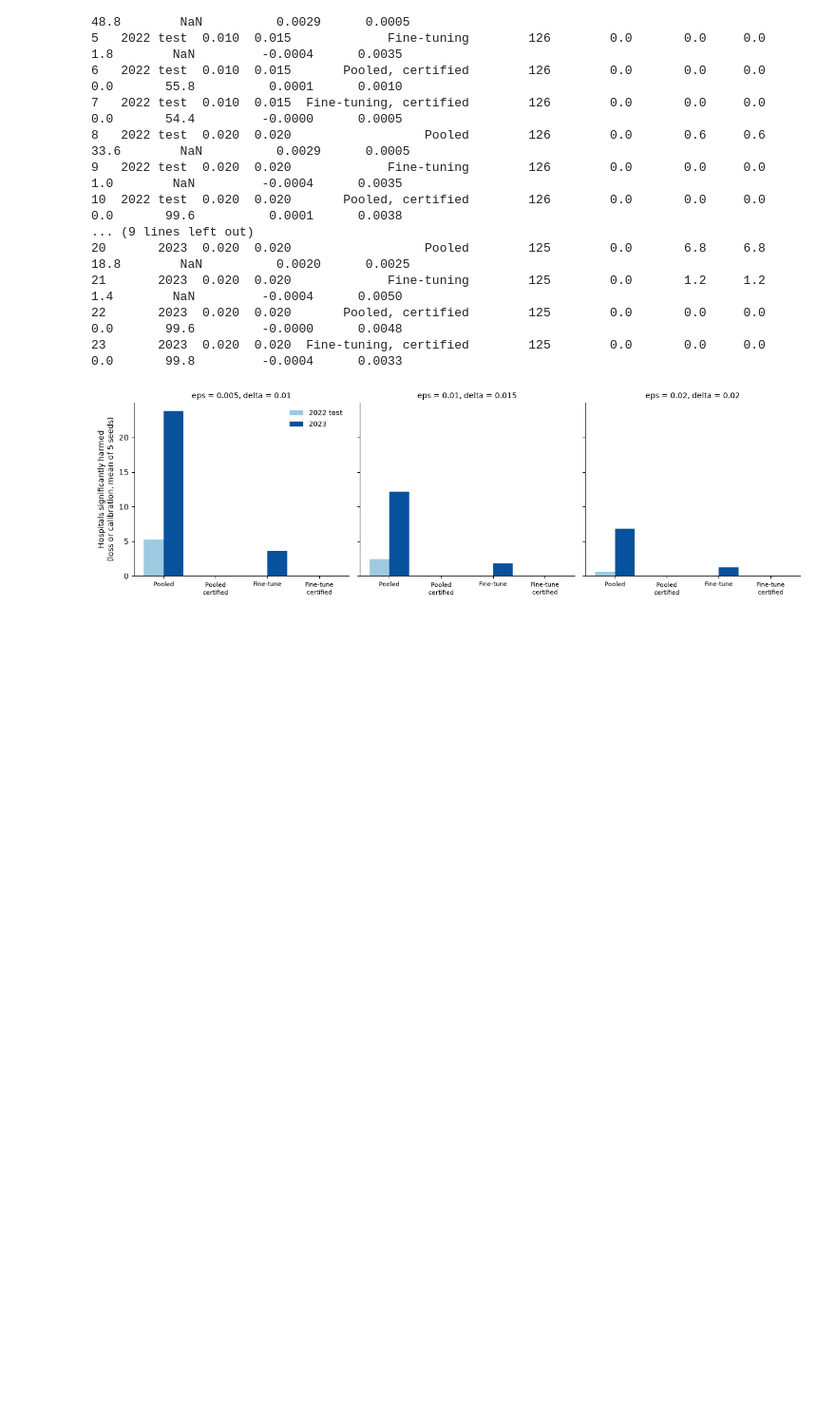
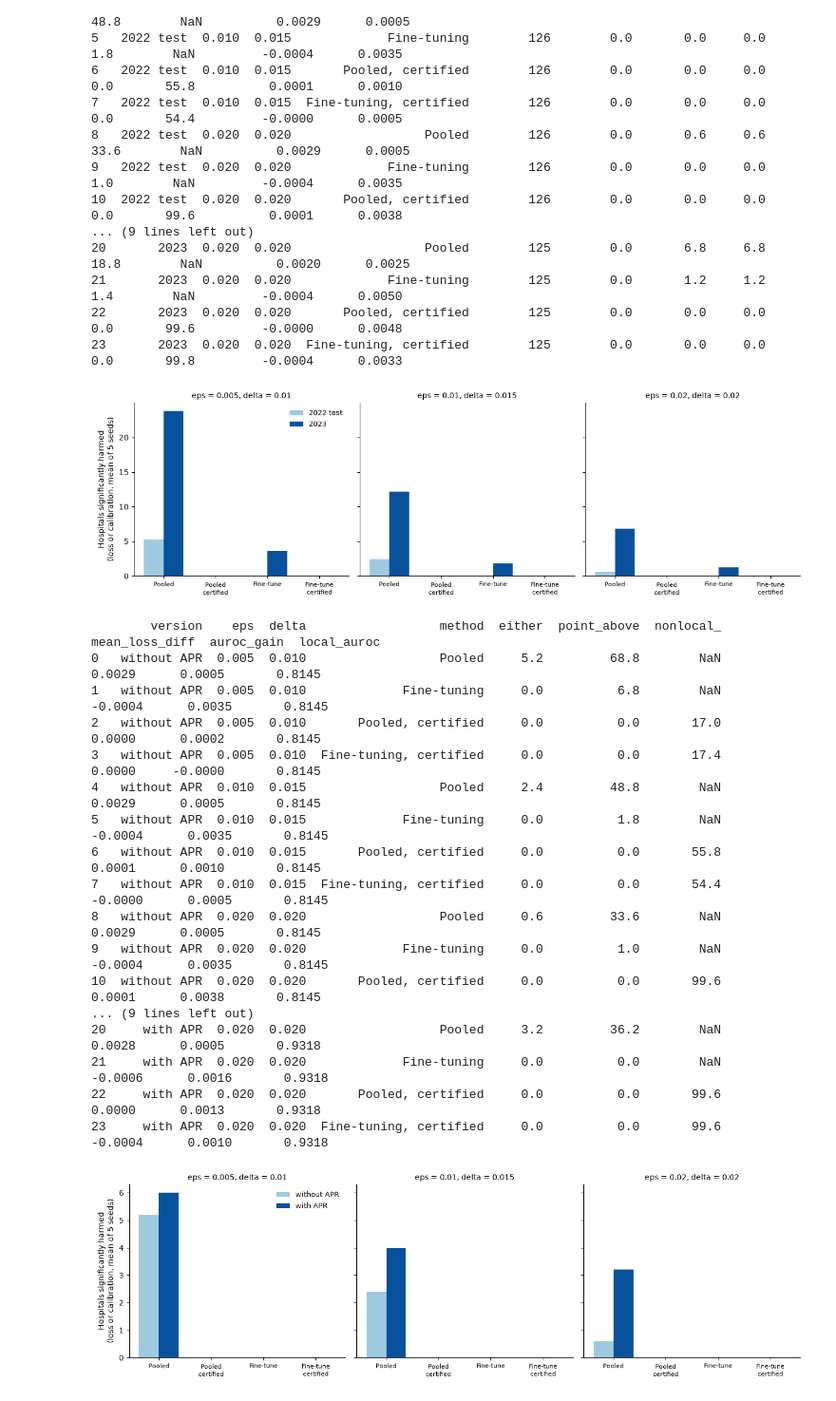
Before and after one commit to DCBhashkar71/noharm-fl, a Jupyter notebook: notebooks/07_additional_checks.ipynb, the cells around one changed output. Shown at 95% size. Drawn from its saved outputs; the diff is of its cells as text; code cells hidden in the pictures; blank space fills up the shorter version.

Commit message:
APR-field sensitivity run: seeds 110-114, table and figure

```diff
--- a/notebooks/07_additional_checks.ipynb
+++ b/notebooks/07_additional_checks.ipynb
@@ -60,3 +60,62 @@ plt.tight_layout(); plt.savefig("../outputs/figures/fig16_temporal.png", dpi=300
 22       2023  0.020  0.020       Pooled, certified        125        0.0       0.0     0.0          0.0       99.6         -0.0000      0.0048
 23       2023  0.020  0.020  Fine-tuning, certified        125        0.0       0.0     0.0          0.0       99.8         -0.0004      0.0033
 [figure]
+# %%
+import numpy as np, pandas as pd, matplotlib.pyplot as plt, os
+from scipy import stats
+from statsmodels.stats.multitest import multipletests
+plt.rcParams.update({"font.size": 10, "axes.spines.top": False, "axes.spines.right": False})
+seeds = [110, 111, 112, 113, 114]; HEAD = [(0.005, 0.01), (0.01, 0.015), (0.02, 0.02)]
+V = {"without APR": {s: pd.read_csv(f"../outputs/tables/cert_full_seed{s}.csv").copy() for s in seeds},
+     "with APR": {s: pd.read_csv(f"../outputs/tables/cert_full_seed{s}_apr.csv").copy() for s in seeds}}
+
+def lm(r, pre, eps):
+    d, se = r[f"{pre}__diff"].values, r[f"{pre}__se"].values
+    z = np.where(se > 0, (d - eps) / np.where(se > 0, se, 1), -np.inf)
+    return multipletests(1 - stats.norm.cdf(z), alpha=0.05, method="holm")[0]
+
+rows = []
+for ver, D in V.items():
+    for eps, delta in HEAD:
+        for label, pre in [("Pooled", "pool_full"), ("Fine-tuning", "ft_full"),
+                           ("Pooled, certified", f"cert_pool_e{eps}_d{delta}"), ("Fine-tuning, certified", f"cert_ft_e{eps}_d{delta}")]:
+            out = []
+            for s in seeds:
+                r = D[s]; l = lm(r, pre, eps); c = r[f"{pre}__gaplb"].values > delta
+                out.append(dict(either=(l | c).sum(), point_above=(r[f"{pre}__gapmax"] > delta).sum(),
+                                nonlocal_=(r[f"{pre}__blend"] > 0).sum() if "cert" in pre else np.nan,
+                                mean_loss_diff=r[f"{pre}__diff"].mean(), auroc_gain=(r[f"{pre}__auroc"] - r["local__auroc"]).mean(),
+                                local_auroc=r["local__auroc"].mean()))
+            rows.append({"version": ver, "eps": eps, "delta": delta, "method": label, **pd.DataFrame(out).mean().to_dict()})
+T19 = pd.DataFrame(rows); T19.to_csv("../outputs/tables/T19_apr_sensitivity.csv", index=False)
+print(T19.round(4).to_string())
+
+fig, ax = plt.subplots(1, 3, figsize=(13, 4), sharey=True)
+meths = ["Pooled", "Pooled, certified", "Fine-tuning", "Fine-tuning, certified"]
+for a, (eps, delta) in zip(ax, HEAD):
+    for i, (ver, c) in enumerate([("without APR", "#9ecae1"), ("with APR", "#08519c")]):
+        v = [T19[(T19.version == ver) & (T19.eps == eps) & (T19.method == m)].either.values[0] for m in meths]
+        a.bar(np.arange(4) + (i - 0.5) * 0.38, v, 0.38, color=c, label=ver)
+    a.set_xticks(range(4)); a.set_xticklabels(["Pooled", "Pooled\ncertified", "Fine-tune", "Fine-tune\ncertified"], fontsize=8)
+    a.set_title(f"eps = {eps}, delta = {delta}", fontsize=10)
+ax[0].set_ylabel("Hospitals significantly harmed\n(loss or calibration, mean of 5 seeds)"); ax[0].legend(frameon=False, fontsize=9)
+plt.tight_layout(); plt.savefig("../outputs/figures/fig20_apr_sensitivity.png", dpi=300); plt.savefig("../outputs/figures/fig20_apr_sensitivity.pdf"); plt.show()
+# %% [output]
+        version    eps  delta                  method  either  point_above  nonlocal_  mean_loss_diff  auroc_gain  local_auroc
+0   without APR  0.005  0.010                  Pooled     5.2         68.8        NaN          0.0029      0.0005       0.8145
+1   without APR  0.005  0.010             Fine-tuning     0.0          6.8        NaN         -0.0004      0.0035       0.8145
+2   without APR  0.005  0.010       Pooled, certified     0.0          0.0       17.0          0.0000      0.0002       0.8145
+3   without APR  0.005  0.010  Fine-tuning, certified     0.0          0.0       17.4          0.0000     -0.0000       0.8145
+4   without APR  0.010  0.015                  Pooled     2.4         48.8        NaN          0.0029      0.0005       0.8145
+5   without APR  0.010  0.015             Fine-tuning     0.0          1.8        NaN         -0.0004      0.0035       0.8145
+6   without APR  0.010  0.015       Pooled, certified     0.0          0.0       55.8          0.0001      0.0010       0.8145
+7   without APR  0.010  0.015  Fine-tuning, certified     0.0          0.0       54.4         -0.0000      0.0005       0.8145
+8   without APR  0.020  0.020                  Pooled     0.6         33.6        NaN          0.0029      0.0005       0.8145
+9   without APR  0.020  0.020             Fine-tuning     0.0          1.0        NaN         -0.0004      0.0035       0.8145
+10  without APR  0.020  0.020       Pooled, certified     0.0          0.0       99.6          0.0001      0.0038       0.8145
+... (9 lines left out)
+20     with APR  0.020  0.020                  Pooled     3.2         36.2        NaN          0.0028      0.0005       0.9318
+21     with APR  0.020  0.020             Fine-tuning     0.0          0.0        NaN         -0.0006      0.0016       0.9318
+22     with APR  0.020  0.020       Pooled, certified     0.0          0.0       99.6          0.0000      0.0013       0.9318
+23     with APR  0.020  0.020  Fine-tuning, certified     0.0          0.0       99.6         -0.0004      0.0010       0.9318
+[figure, added]
```
Also changed, not shown: 18 other files.
